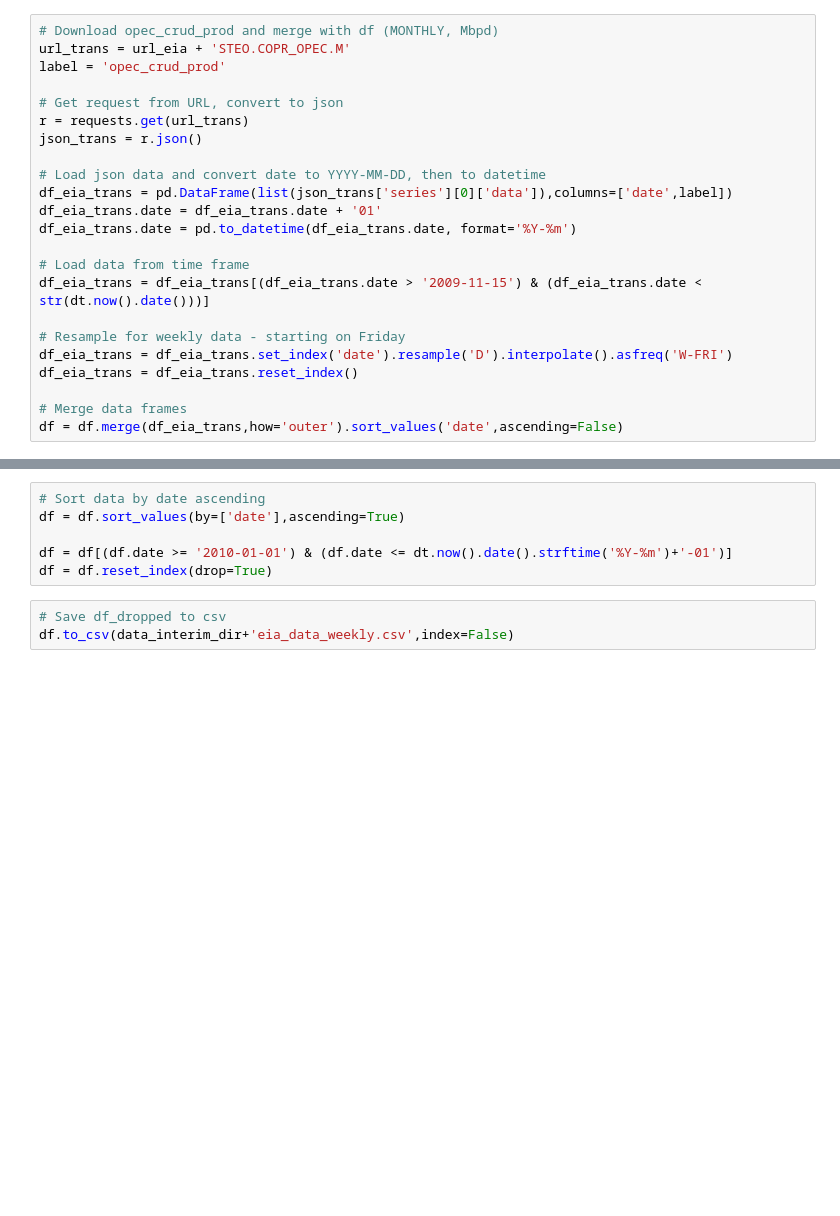
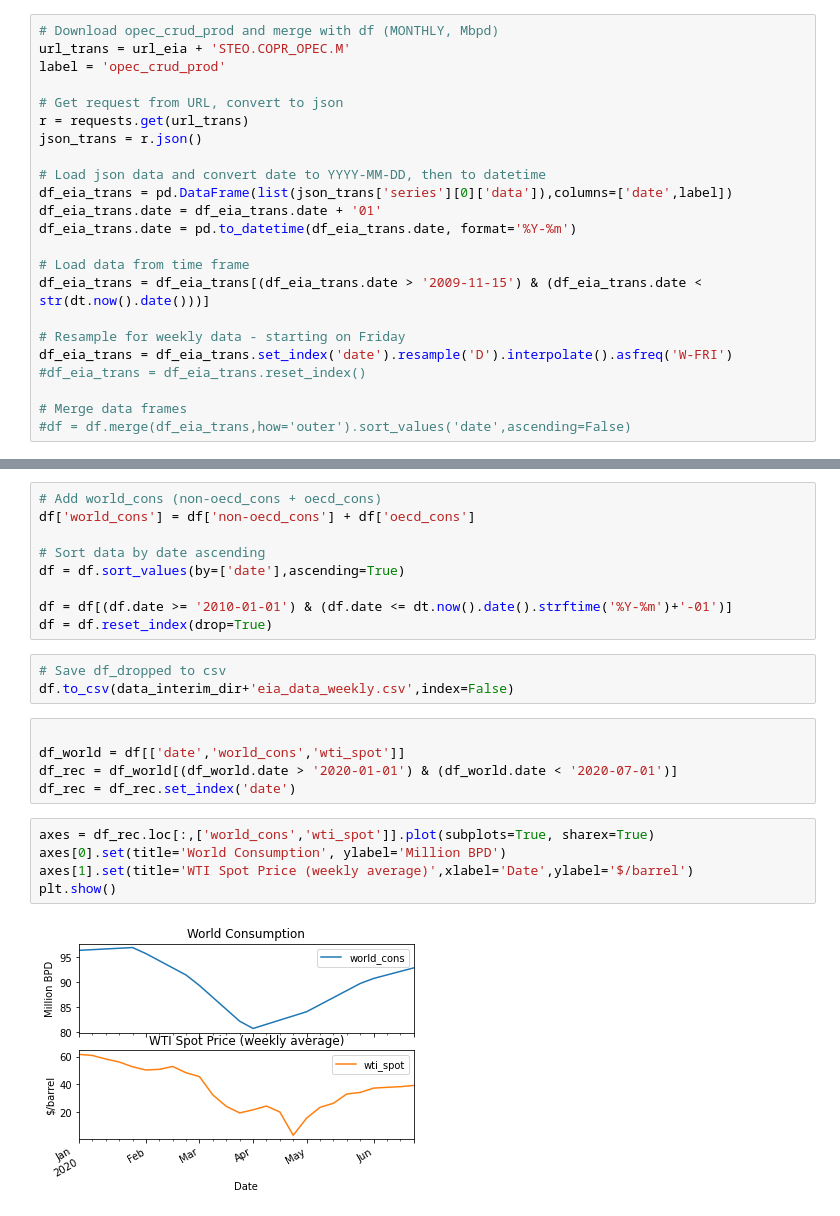
Before and after one commit to brspencer90/rig-count_L48, a Jupyter notebook: notebooks/Data Cleaning - EIA Data.ipynb, the cells around one changed output, grey strips where cells are left out. Saved outputs shown, nothing was run; the diff lists cells and outputs as text; blank space fills up the shorter version.

```diff
--- a/notebooks/Data Cleaning - EIA Data.ipynb
+++ b/notebooks/Data Cleaning - EIA Data.ipynb
@@ -288,10 +288,10 @@ df_eia_trans = df_eia_trans[(df_eia_trans.date > '2009-11-15') & (df_eia_trans.d
 
 # Resample for weekly data - starting on Friday
 df_eia_trans = df_eia_trans.set_index('date').resample('D').interpolate().asfreq('W-FRI')
-df_eia_trans = df_eia_trans.reset_index()
+#df_eia_trans = df_eia_trans.reset_index()
 
 # Merge data frames
-df = df.merge(df_eia_trans,how='outer').sort_values('date',ascending=False)
+#df = df.merge(df_eia_trans,how='outer').sort_values('date',ascending=False)
 # %%
 # Download opec_crud_capac and merge with df (MONTHLY, Mbpd)
 url_trans = url_eia + 'STEO.COPC_OPEC.M'
@@ -407,6 +408,9 @@ df_eia_trans = df_eia_trans.reset_index()
 # Merge data frames
 df = df.merge(df_eia_trans,how='outer').sort_values('date',ascending=False)
 # %%
+# Add world_cons (non-oecd_cons + oecd_cons)
+df['world_cons'] = df['non-oecd_cons'] + df['oecd_cons']
+
 # Sort data by date ascending
 df = df.sort_values(by=['date'],ascending=True)
 
@@ -415,3 +419,15 @@ df = df.reset_index(drop=True)
 # %%
 # Save df_dropped to csv
 df.to_csv(data_interim_dir+'eia_data_weekly.csv',index=False)
+# %%
+
+df_world = df[['date','world_cons','wti_spot']]
+df_rec = df_world[(df_world.date > '2020-01-01') & (df_world.date < '2020-07-01')]
+df_rec = df_rec.set_index('date')
+# %%
+axes = df_rec.loc[:,['world_cons','wti_spot']].plot(subplots=True, sharex=True)
+axes[0].set(title='World Consumption', ylabel='Million BPD')
+axes[1].set(title='WTI Spot Price (weekly average)',xlabel='Date',ylabel='$/barrel')
+plt.show()
+# %% [output]
+[figure, added]
```
Also changed, not shown: parts of 2 cells of this notebook, 2 other files.
